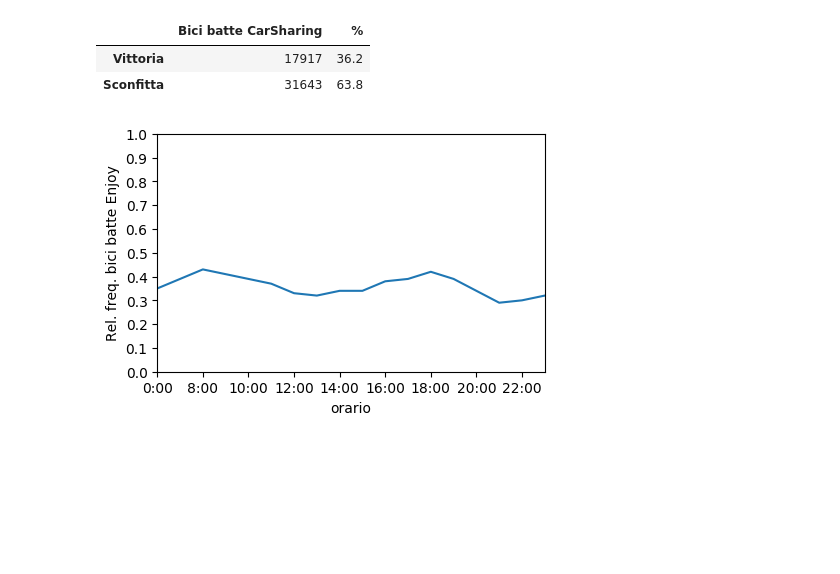
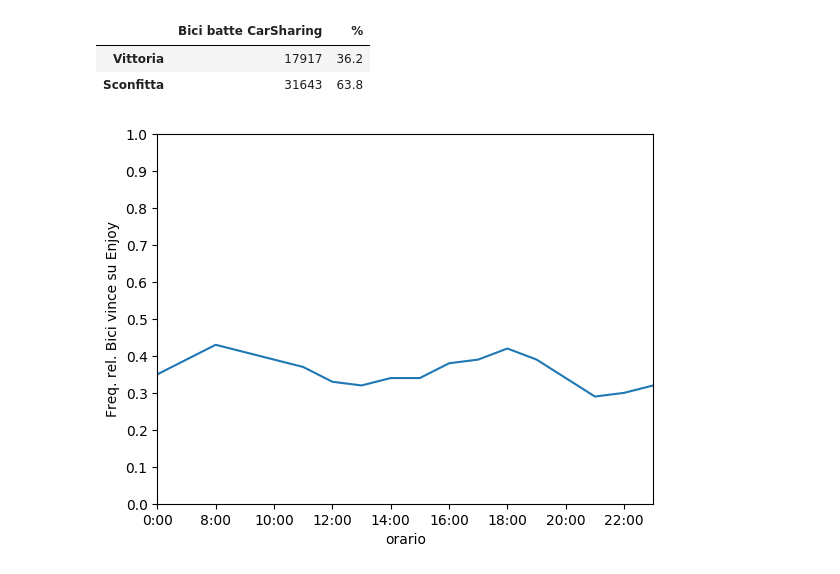
Before and after one commit to mmastrapasqua7/kowalskianalysis, a Jupyter notebook: jupyter/07.1_ConfrontoBiciBatteCarSharing.ipynb, the cells around one changed output. Saved outputs shown, nothing was run; the diff lists cells and outputs as text; code cells hidden in the pictures; blank space fills up the shorter version.

```diff
--- a/jupyter/07.1_ConfrontoBiciBatteCarSharing.ipynb
+++ b/jupyter/07.1_ConfrontoBiciBatteCarSharing.ipynb
@@ -6,7 +6,6 @@ import matplotlib.pyplot as plt
 
 from scipy.constants import golden
 plt.style.use('default')
-plt.rc('figure', figsize=((5.0, 5.0 / golden)))
 
 # VARIABILI
 csvfile = 'csv/alldata.csv'
@@ -76,12 +75,12 @@ resume
 # %%
 rel_freq = (bike_batte_car['Hour'].value_counts().sort_index() / tragitti['Hour'].value_counts().sort_index()) \
 .apply(lambda x: np.round(x, 2))
 
 rel_freq_df = pd.DataFrame(rel_freq.values, index=myindex)
 rel_freq_df.plot(legend=False)
 plt.yticks(np.arange(0.00, 1.01, 0.1))
 plt.xlabel('orario')
-plt.ylabel('Rel. freq. bici batte Enjoy')
+plt.ylabel('Freq. rel. Bici vince su Enjoy')
 plt.show()
 # %% [output]
-[figure, old version]
+[figure, new version]
```
Also changed, not shown: parts of 1 cell of this notebook, 29 other files.
